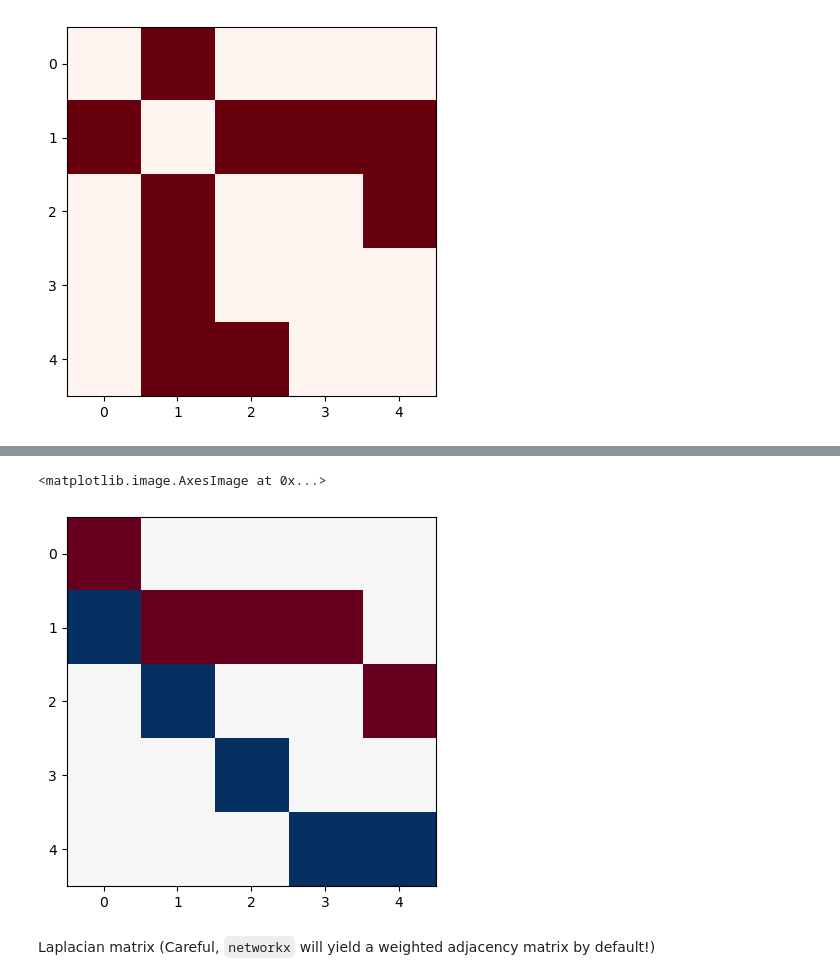
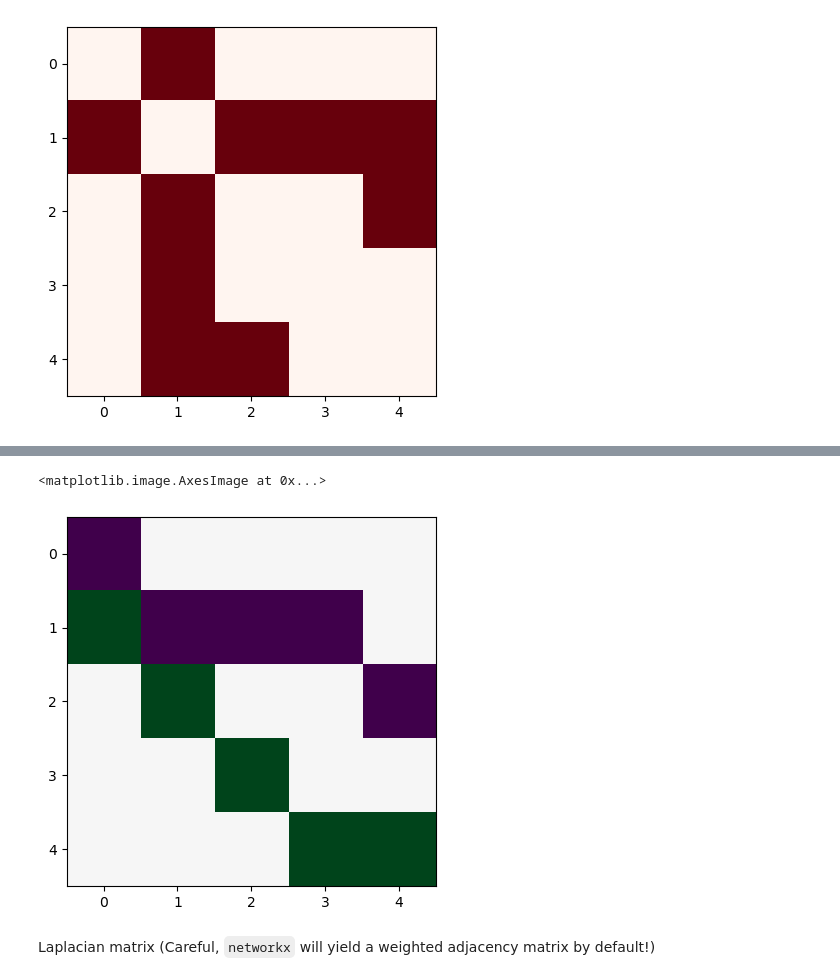
Before and after one commit to martavp/integrated-energy-grids, a Jupyter notebook: integrated-energy-grids/Problems/Problem03.03.ipynb, the cells around one changed output, grey strips where cells are left out. Cells and saved outputs as stored; diff of their text form; code cells hidden in the pictures.

```diff
--- a/integrated-energy-grids/Problems/Problem03.03.ipynb
+++ b/integrated-energy-grids/Problems/Problem03.03.ipynb
@@ -80,8 +94,8 @@ K
 # %%
-plt.imshow(K, cmap="RdBu")
+plt.imshow(K, cmap="PRGn")
 # %% [output]
 <matplotlib.image.AxesImage at 0x...>
-[figure, old version]
+[figure, new version]
 # %% [markdown]
 Laplacian matrix (Careful, `networkx` will yield a weighted adjacency matrix by default!)
 # %%
```
Also changed, not shown: parts of 12 cells of this notebook, 4 other files.
